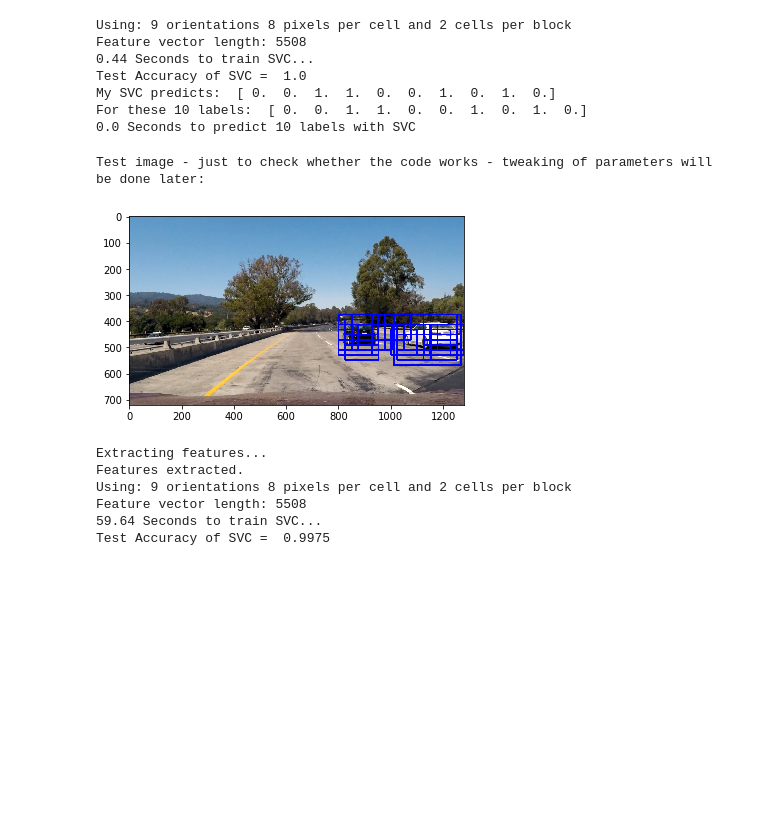
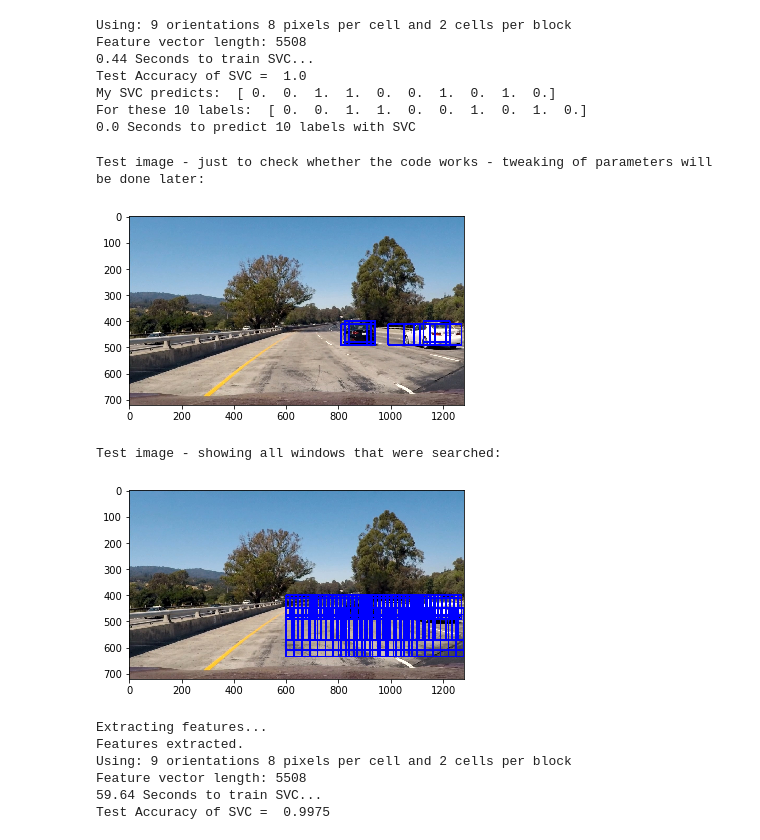
Before and after one commit to tsekulski/CarND-Term1-Vehicle-Detection-P5, a Jupyter notebook: Vehicle_Detection_v02.ipynb, the cells around one changed output. Drawn from its saved outputs; the diff is of its cells as text; code cells hidden in the pictures; blank space fills up the shorter version.

Commit message:
Vehicle detection pipeline

```diff
--- a/Vehicle_Detection_v02.ipynb
+++ b/Vehicle_Detection_v02.ipynb
@@ -483,41 +483,55 @@ def search_windows(img, windows, clf, scaler, color_space='RGB',
 
 image = mpimg.imread('test_images\\test1.jpg')
 
 draw_image = np.copy(image)
 
 # Uncomment the following line if you extracted training
 # data from .png images (scaled 0 to 1 by mpimg) and the
 # image you are searching is a .jpg (scaled 0 to 255)
 image = image.astype(np.float32)/255
 
 windows = []
 # First window detection iteration, small windows in the upper image space
-y_start_stop = [375, 575] # Min and max in y to search in slide_window()
-x_start_stop = [400, 1280] # Min and max in x to search in slide_window()
+y_start_stop = [400, 500] # Min and max in y to search in slide_window()
+x_start_stop = [600, 1280] # Min and max in x to search in slide_window()
 windows += slide_window(image, x_start_stop=x_start_stop, y_start_stop=y_start_stop,
-                    xy_window=(128, 96), xy_overlap=(0.8, 0.8))
+                        xy_window=(100, 80), xy_overlap=(0.85, 0.85))
 
-# Second window detection iteration, large windows in the entire image space
-y_start_stop = [375, 656] # Min and max in y to search in slide_window()
-x_start_stop = [400, 1280] # Min and max in x to search in slide_window()
+# Second window detection iteration, middle windows in the middle image space
+y_start_stop = [450, 575] # Min and max in y to search in slide_window()
+x_start_stop = [600, 1280] # Min and max in x to search in slide_window()
 windows += slide_window(image, x_start_stop=x_start_stop, y_start_stop=y_start_stop,
-                    xy_window=(256, 192), xy_overlap=(0.8, 0.8))
+                        xy_window=(150, 120), xy_overlap=(0.85, 0.85))
+
+# Third window detection iteration, large windows in the lower image space
+y_start_stop = [450, 656] # Min and max in y to search in slide_window()
+x_start_stop = [600, 1280] # Min and max in x to search in slide_window()
+windows += slide_window(image, x_start_stop=x_start_stop, y_start_stop=y_start_stop,
+                        xy_window=(200, 160), xy_overlap=(0.85, 0.85))
 
 hot_windows = search_windows(image, windows, svc, X_scaler, color_space=color_space,
                         spatial_size=spatial_size, hist_bins=hist_bins,
                         orient=orient, pix_per_cell=pix_per_cell,
                         cell_per_block=cell_per_block,
                         hog_channel=hog_channel, spatial_feat=spatial_feat,
                         hist_feat=hist_feat, hog_feat=hog_feat)
 
 window_img = draw_boxes(draw_image, hot_windows, color=(0, 0, 255), thick=6)
 
 print("Test image - just to check whether the code works - tweaking of parameters will be done later:")
 plt.imshow(window_img)
 plt.show()
+
+all_windows = draw_boxes(draw_image, windows, color=(0, 0, 255), thick=6)
+
+print("Test image - showing all windows that were searched:")
+plt.imshow(all_windows)
+plt.show()
 # %% [output]
 Test image - just to check whether the code works - tweaking of parameters will be done later:
-[figure, old version]
+[figure, new version]
+Test image - showing all windows that were searched:
+[figure, added]
 # %%
 ###### Define training pipeline - and tweak parameters around to get the best result ######
 
```
Also changed, not shown: parts of 1 cell of this notebook.
